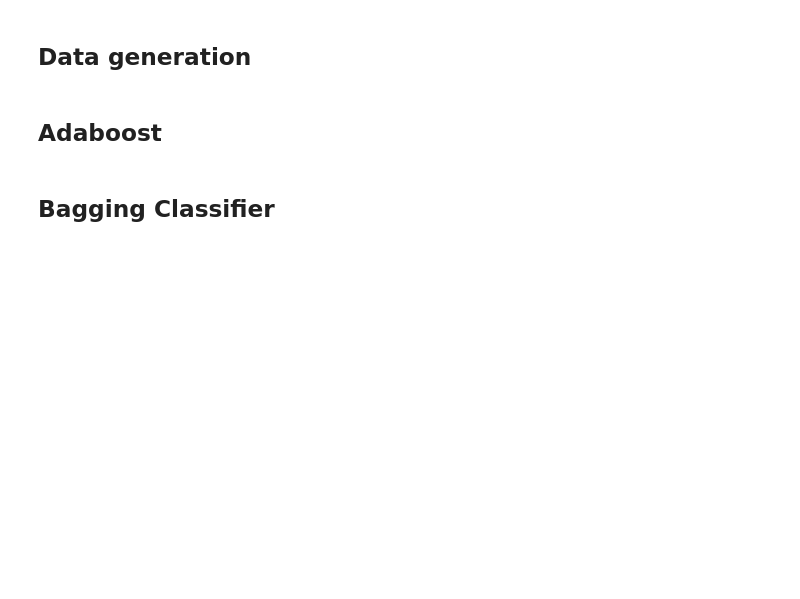
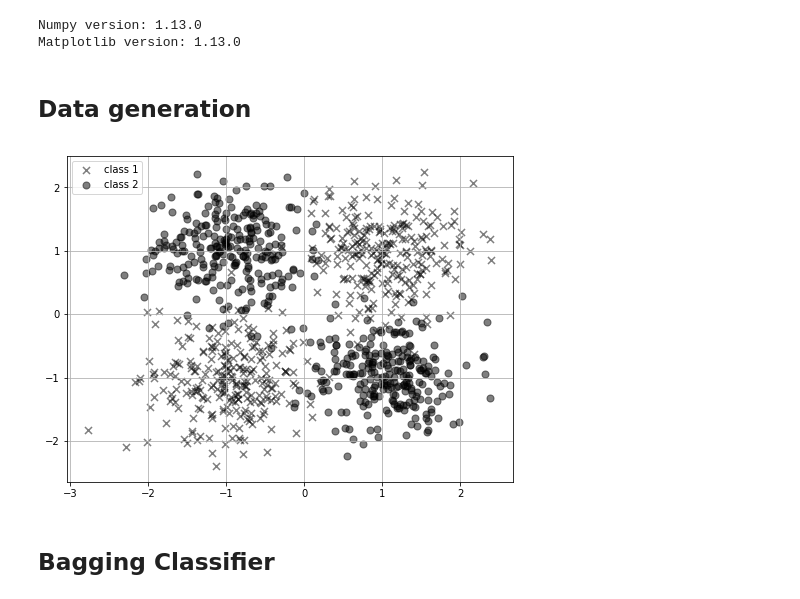
Before and after one commit to phuijse/courses_notebooks, a Jupyter notebook: notebooks/decision_trees_bagging.ipynb, the cells around one changed output. Cells and saved outputs as stored; diff of their text form; code cells hidden in the pictures; blank space fills up the shorter version.

Commit message:
Updated bagging example

```diff
--- a/notebooks/decision_trees_bagging.ipynb
+++ b/notebooks/decision_trees_bagging.ipynb
@@ -1,25 +1,36 @@
 # %%
 import numpy as np
-from __future__ import division
+print("Numpy version: "+np.__version__)
 %matplotlib inline
-import matplotlib.pyplot as plt
-from sklearn.datasets import make_moons, make_circles, make_classification
-from sklearn.cross_validation import train_test_split
-from sklearn.ensemble import BaggingClassifier, GradientBoostingClassifier, RandomForestClassifier
+import matplotlib.pylab as plt
+print("Matplotlib version: "+plt.__version__)
+
+from sklearn.datasets import make_moons, make_classification, make_blobs
+from sklearn.model_selection import train_test_split
+from sklearn.ensemble import BaggingClassifier, RandomForestClassifier
 from sklearn.tree import DecisionTreeClassifier
-from sklearn.metrics import roc_curve, classification_report
+from sklearn.metrics import roc_curve
+# %% [output]
+Numpy version: 1.13.0
+Matplotlib version: 1.13.0
 # %% [markdown]
 ## Data generation
 # %%
-N = 2000
-noise_std = 0.3
-X, Y = make_moons(n_samples=N, noise=noise_std)
+N = 1000
+noise_std = 0.25
+#X, Y = make_moons(n_samples=N, noise=noise_std)
 #X, Y = make_classification(n_samples=N, n_features=2, n_redundant=0, n_informative=2, n_clusters_per_class=2)
-fig = plt.figure(figsize=(6, 4))
+X, Y = make_blobs(n_samples=N, centers=[[1, 1], [-1, 1], [1, -1], [-1, -1]], cluster_std=0.5)
+Y[Y==2] = 1.0
+Y[Y==3] = 0.0
+
+fig = plt.figure(figsize=(8, 6))
 ax = fig.add_subplot(1, 1, 1)
-ax.scatter(X[:, 0], X[:, 1], c=Y, linewidth=0, alpha=0.5, s=20)
+ax.scatter(X[Y==0, 0], X[Y==0, 1], c='k', marker='x',
+           s=50, alpha=0.5, label='class 1')
+ax.scatter(X[Y==1, 0], X[Y==1, 1], c='k', marker='o',
+           s=50, alpha=0.5, label='class 2')
+plt.legend()
 plt.grid()
-
-X_train, X_test, Y_train, Y_test = train_test_split(X, Y, train_size=0.5)
+# %% [output]
+[figure, added]
-# %% [markdown]
-## Adaboost
```
Also changed, not shown: parts of 6 cells of this notebook, 3 other files.
